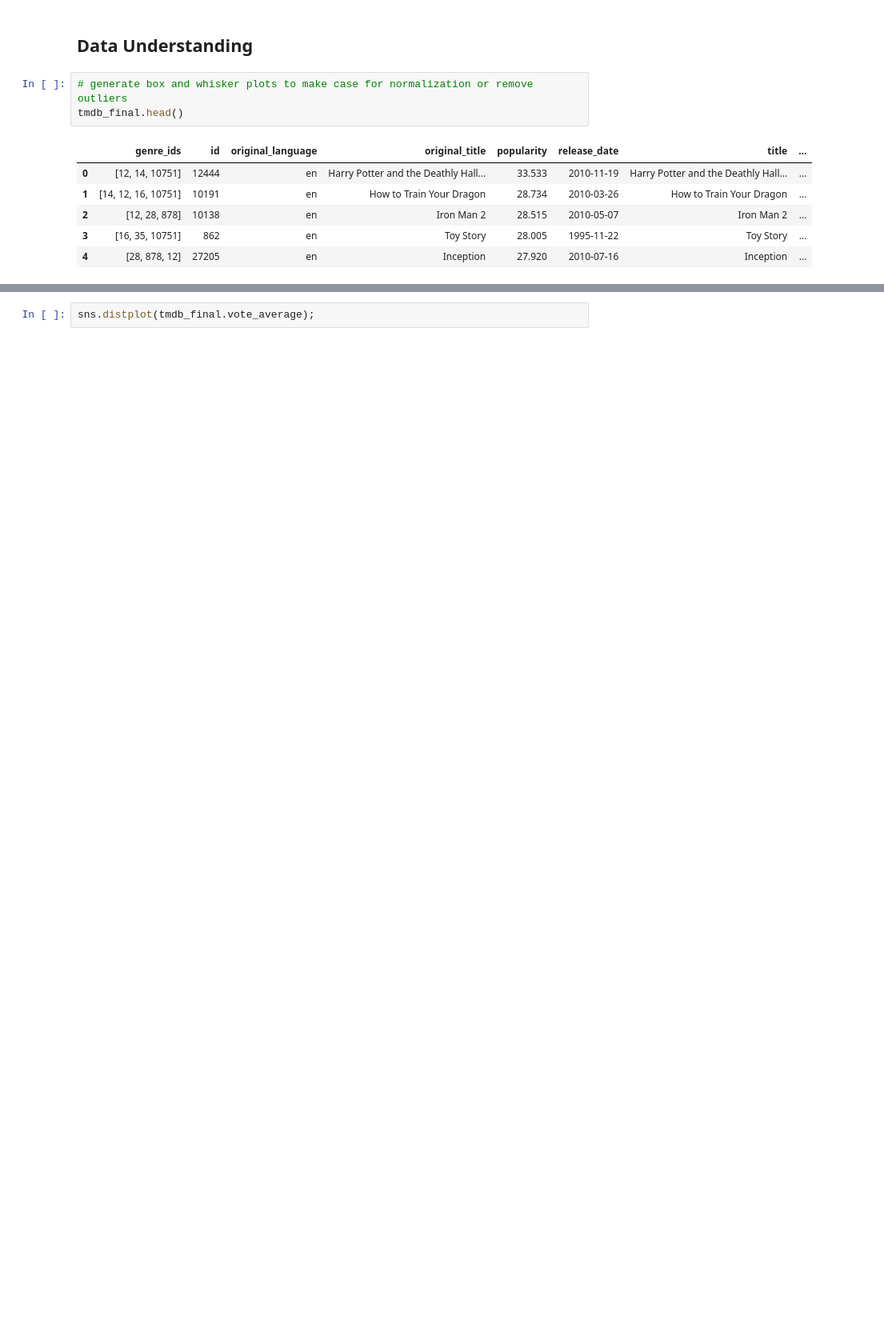
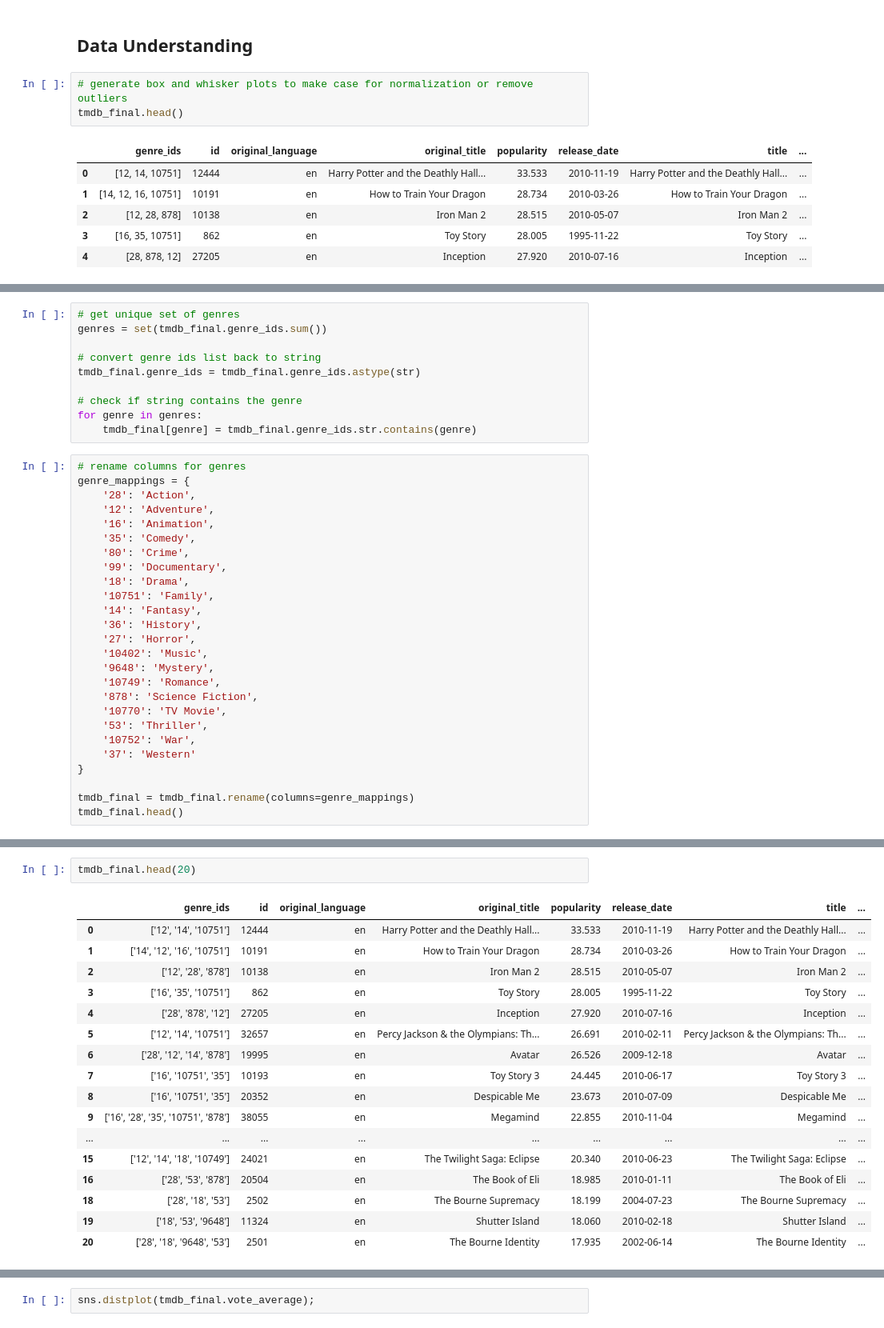
Before and after one commit to Jhuue/Flatiron-Capstone1, a Jupyter notebook: Exploratory Notebooks/Shane.ipynb, the cells around one changed output, grey strips where cells are left out. Shown: that part at 80% size. Cells and saved outputs as stored; diff of their text form; blank space fills up the shorter version.

```diff
--- a/Exploratory Notebooks/Shane.ipynb
+++ b/Exploratory Notebooks/Shane.ipynb
@@ -308,0 +305,36 @@ for genre in genres
+# %%
+# get unique set of genres
+genres = set(tmdb_final.genre_ids.sum())
+
+# convert genre ids list back to string
+tmdb_final.genre_ids = tmdb_final.genre_ids.astype(str)
+
+# check if string contains the genre
+for genre in genres:
+    tmdb_final[genre] = tmdb_final.genre_ids.str.contains(genre)
+# %%
+# rename columns for genres
+genre_mappings = {
+    '28': 'Action',
+    '12': 'Adventure',
+    '16': 'Animation',
+    '35': 'Comedy',
+    '80': 'Crime',
+    '99': 'Documentary',
+    '18': 'Drama',
+    '10751': 'Family',
+    '14': 'Fantasy',
+    '36': 'History',
+    '27': 'Horror',
+    '10402': 'Music',
+    '9648': 'Mystery',
+    '10749': 'Romance',
+    '878': 'Science Fiction',
+    '10770': 'TV Movie',
+    '53': 'Thriller',
+    '10752': 'War',
+    '37': 'Western'
+}
+
+tmdb_final = tmdb_final.rename(columns=genre_mappings)
+tmdb_final.head()
@@ -308,0 +349,20 @@ for genre in genres
+# %%
+tmdb_final.head(20)
+# %% [output]
+|  | genre_ids | id | original_language | original_title | popularity | release_date | title | ... |
+| 0 | ['12', '14', '10751'] | 12444 | en | Harry Potter and the Deathly Hall... | 33.533 | 2010-11-19 | Harry Potter and the Deathly Hall... | ... |
+| 1 | ['14', '12', '16', '10751'] | 10191 | en | How to Train Your Dragon | 28.734 | 2010-03-26 | How to Train Your Dragon | ... |
+| 2 | ['12', '28', '878'] | 10138 | en | Iron Man 2 | 28.515 | 2010-05-07 | Iron Man 2 | ... |
+| 3 | ['16', '35', '10751'] | 862 | en | Toy Story | 28.005 | 1995-11-22 | Toy Story | ... |
+| 4 | ['28', '878', '12'] | 27205 | en | Inception | 27.920 | 2010-07-16 | Inception | ... |
+| 5 | ['12', '14', '10751'] | 32657 | en | Percy Jackson & the Olympians: Th... | 26.691 | 2010-02-11 | Percy Jackson & the Olympians: Th... | ... |
+| 6 | ['28', '12', '14', '878'] | 19995 | en | Avatar | 26.526 | 2009-12-18 | Avatar | ... |
+| 7 | ['16', '10751', '35'] | 10193 | en | Toy Story 3 | 24.445 | 2010-06-17 | Toy Story 3 | ... |
+| 8 | ['16', '10751', '35'] | 20352 | en | Despicable Me | 23.673 | 2010-07-09 | Despicable Me | ... |
+| 9 | ['16', '28', '35', '10751', '878'] | 38055 | en | Megamind | 22.855 | 2010-11-04 | Megamind | ... |
+| ... | ... | ... | ... | ... | ... | ... | ... | ... |
+| 15 | ['12', '14', '18', '10749'] | 24021 | en | The Twilight Saga: Eclipse | 20.340 | 2010-06-23 | The Twilight Saga: Eclipse | ... |
+| 16 | ['28', '53', '878'] | 20504 | en | The Book of Eli | 18.985 | 2010-01-11 | The Book of Eli | ... |
+| 18 | ['28', '18', '53'] | 2502 | en | The Bourne Supremacy | 18.199 | 2004-07-23 | The Bourne Supremacy | ... |
+| 19 | ['18', '53', '9648'] | 11324 | en | Shutter Island | 18.060 | 2010-02-18 | Shutter Island | ... |
+| 20 | ['28', '18', '9648', '53'] | 2501 | en | The Bourne Identity | 17.935 | 2002-06-14 | The Bourne Identity | ... |
```
Also changed, not shown: parts of 7 cells of this notebook.
